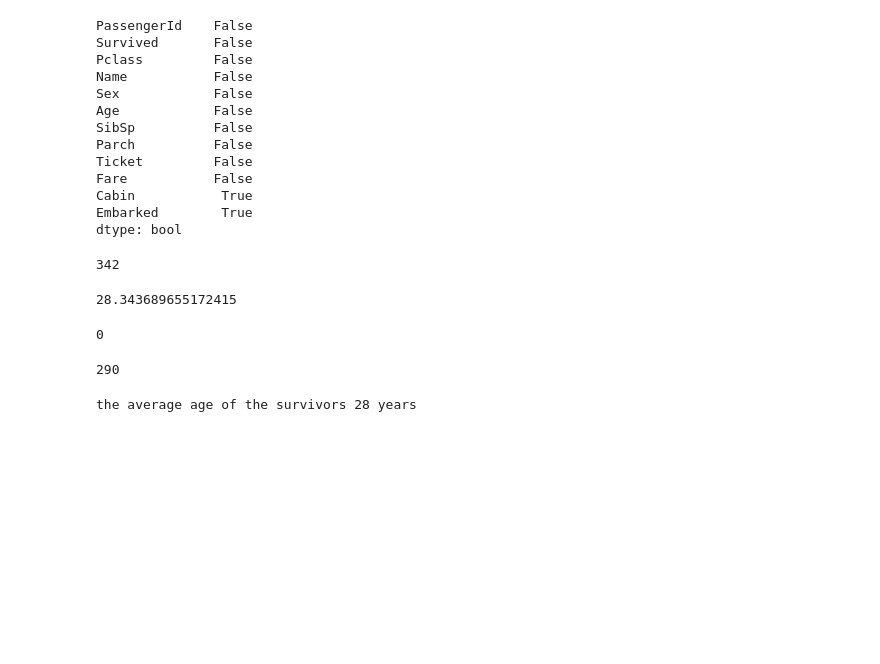
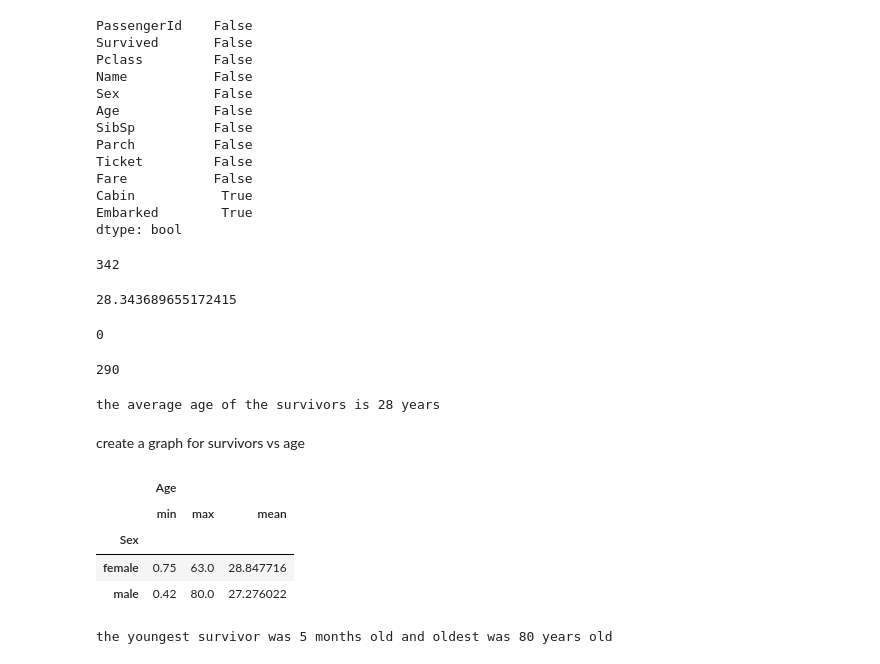
Before and after one commit to kdmwangi/Data-Science, a Jupyter notebook: Titanic_Survival_Prediction.ipynb, the cells around one changed output. Saved outputs shown, nothing was run; the diff lists cells and outputs as text; code cells hidden in the pictures; blank space fills up the shorter version.

```diff
--- a/Titanic_Survival_Prediction.ipynb
+++ b/Titanic_Survival_Prediction.ipynb
@@ -499,7 +485,7 @@ survived_passengers['Age'].isna().sum()
 # %%
 # drop the NaN value in the Age column only
 
-clean_survived_passengers = survived_passengers.dropna(subset=['Age'])
+clean_survived_passengers = survived_passengers.dropna(subset=['Age']).reset_index(drop=True)
 clean_survived_passengers.isna().any()
 # %% [output]
 PassengerId    False
@@ -533,6 +519,26 @@ len(clean_survived_passengers['Age'])
 290
 # %%
 # average age of those who survived
-print(f"the average age of the survivors {clean_survived_passengers['Age'].mean():.0f} years")
+print(f"the average age of the survivors is {clean_survived_passengers['Age'].mean():.0f} years")
 # %% [output]
-the average age of the survivors 28 years
+the average age of the survivors is 28 years
+# %% [markdown]
+create a graph for survivors vs age
+# %%
+# use the agg function to provide info of the survived passengers
+# including the youngest and oldest
+clean_survived_passengers[['Age','Sex']].groupby('Sex').agg(['min','max','mean'])
+# %% [output]
+|  | Age |  |  |
+|  | min | max | mean |
+| Sex |  |  |  |
+| female | 0.75 | 63.0 | 28.847716 |
+| male | 0.42 | 80.0 | 27.276022 |
+# %%
+
+youngest_surv = clean_survived_passengers.iloc[clean_survived_passengers['Age'].idxmin()]
+oldest_surv = clean_survived_passengers.iloc[clean_survived_passengers['Age'].idxmax()]
+
+print(f"the youngest survivor was {youngest_surv['Age']*12:.0f} months old and oldest was {oldest_surv['Age']:.0f} years old.")
+# %% [output]
+the youngest survivor was 5 months old and oldest was 80 years old
```
Also changed, not shown: parts of 7 cells of this notebook.
